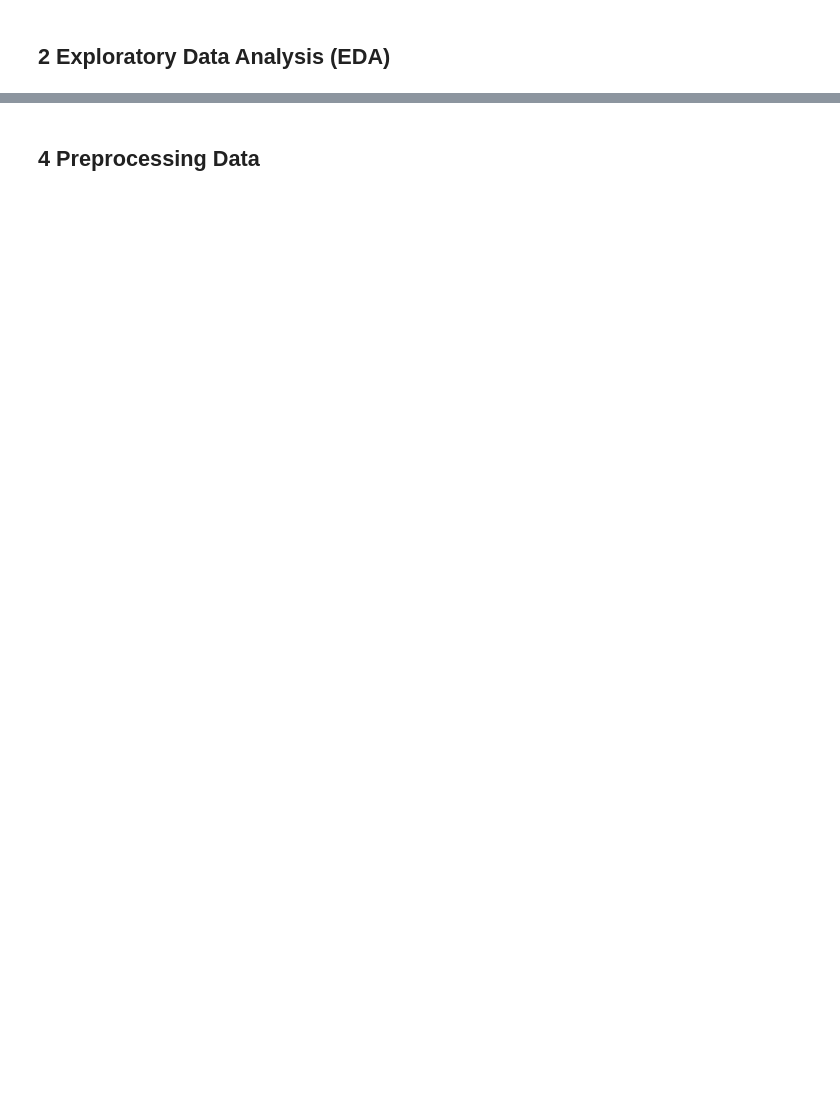
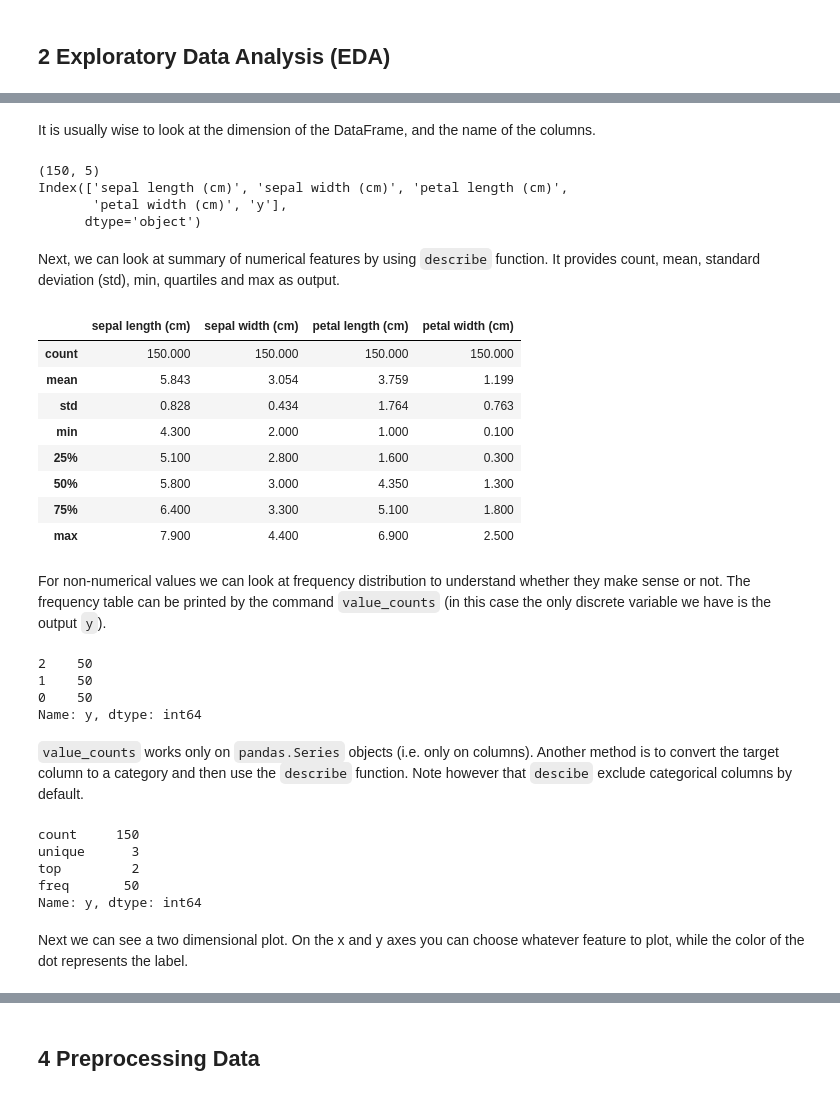
Before and after one commit to addfor/tutorials, a Jupyter notebook: machine_learning/ml01v04_prepare_the_data.ipynb, the cells around one changed output, grey strips where cells are left out. Saved outputs shown, nothing was run; the diff lists cells and outputs as text; code cells hidden in the pictures; blank space fills up the shorter version.

Commit message:
Modify EDA with pandas

```diff
--- a/machine_learning/ml01v04_prepare_the_data.ipynb
+++ b/machine_learning/ml01v04_prepare_the_data.ipynb
@@ -81,0 +48,6 @@ plt.show()
+# %%
+pd.options.display.notebook_repr_html = True
+d = datasets.load_iris()
+df = pd.DataFrame(d.data, columns=d.feature_names)
+df['y'] = d.target
+df.head()
@@ -81,0 +61,47 @@ plt.show()
+# %% [markdown]
+It is usually wise to look at the dimension of the DataFrame, and the name of the columns.
+# %%
+print(df.shape)
+print(df.columns)
+# %% [output]
+(150, 5)
+Index(['sepal length (cm)', 'sepal width (cm)', 'petal length (cm)',
+       'petal width (cm)', 'y'],
+      dtype='object')
+# %% [markdown]
+Next, we can look at summary of numerical features by using `describe` function. It provides count, mean, standard deviation (std), min, quartiles and max as output.
+# %%
+pd.set_option('precision',3)
+df.drop('y', axis=1).describe()
+# %% [output]
+|  | sepal length (cm) | sepal width (cm) | petal length (cm) | petal width (cm) |
+| count | 150.000 | 150.000 | 150.000 | 150.000 |
+| mean | 5.843 | 3.054 | 3.759 | 1.199 |
+| std | 0.828 | 0.434 | 1.764 | 0.763 |
+| min | 4.300 | 2.000 | 1.000 | 0.100 |
+| 25% | 5.100 | 2.800 | 1.600 | 0.300 |
+| 50% | 5.800 | 3.000 | 4.350 | 1.300 |
+| 75% | 6.400 | 3.300 | 5.100 | 1.800 |
+| max | 7.900 | 4.400 | 6.900 | 2.500 |
+# %% [markdown]
+For non-numerical values we can look at frequency distribution to understand whether they make sense or not. The frequency table can be printed by the command `value_counts` (in this case the only discrete variable we have is the output `y`).
+# %%
+df['y'].value_counts()
+# %% [output]
+2    50
+1    50
+0    50
+Name: y, dtype: int64
+# %% [markdown]
+`value_counts` works only on `pandas.Series` objects (i.e. only on columns). Another method is to convert the target column to a category and then use the `describe` function. Note however that `descibe` exclude categorical columns by default.
+# %%
+df['y'] = df['y'].astype('category')
+df['y'].describe()
+# %% [output]
+count     150
+unique      3
+top         2
+freq       50
+Name: y, dtype: int64
+# %% [markdown]
+Next we can see a two dimensional plot. On the x and y axes you can choose whatever feature to plot, while the color of the dot represents the label.
```
Also changed, not shown: parts of 76 cells of this notebook.
